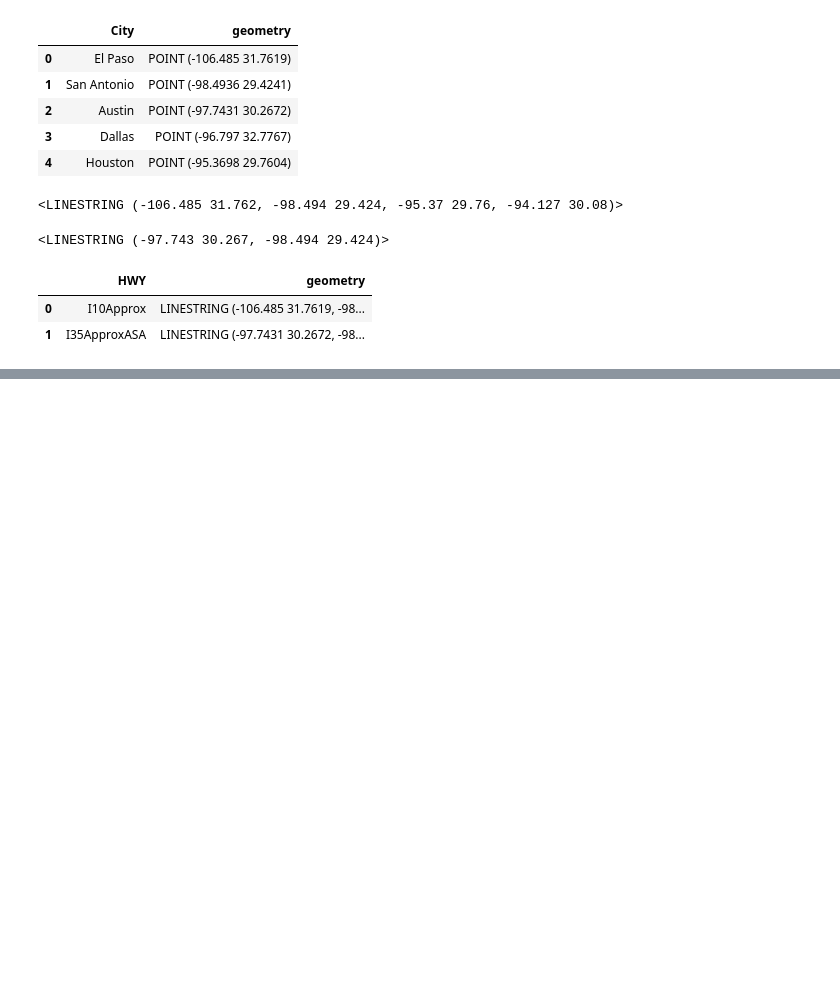
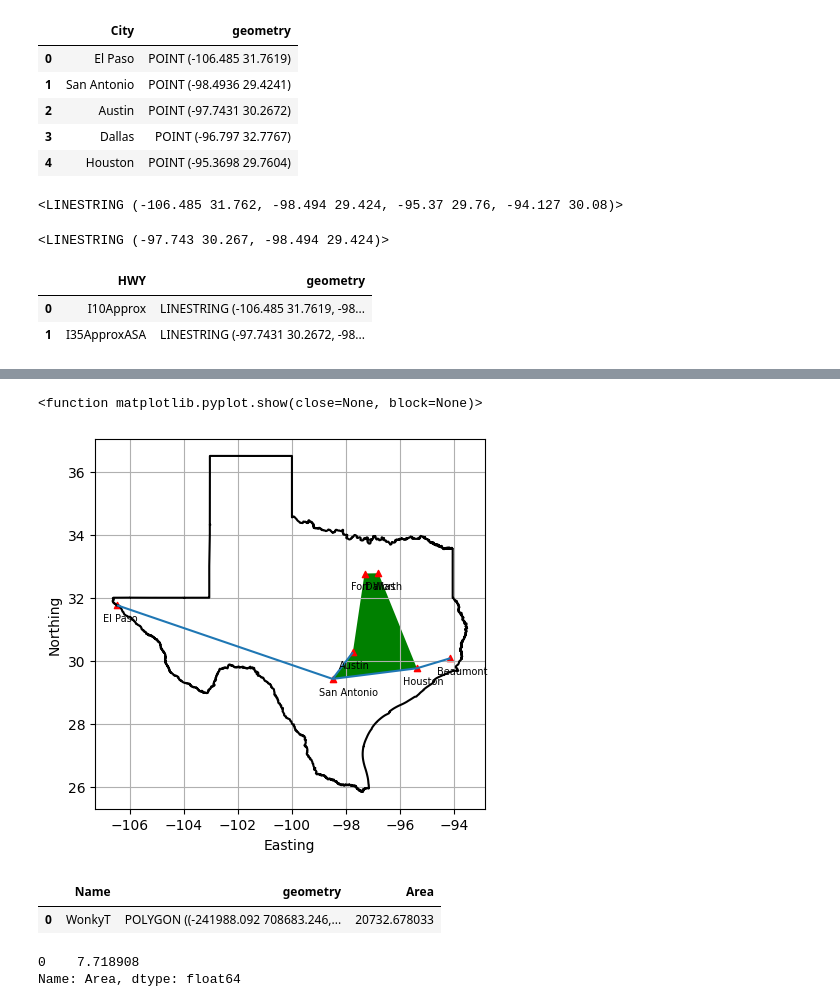
Before and after one commit to shaseevarajan/GIS-Apps-in-Engineering, a Jupyter notebook: Shaseevarajan Sivanantharajah/Assignment 5.ipynb, the cells around one changed output, grey strips where cells are left out. Saved outputs shown, nothing was run; the diff lists cells and outputs as text; code cells hidden in the pictures; blank space fills up the shorter version.

```diff
--- a/Shaseevarajan Sivanantharajah/Assignment 5.ipynb
+++ b/Shaseevarajan Sivanantharajah/Assignment 5.ipynb
@@ -120,0 +131,14 @@ plt.show
+# %%
+ax = txgcsd.plot(edgecolor = 'black', facecolor = 'none')
+roads.plot(ax=ax)
+TXtrianglegpd.plot (ax = ax, color ='green')
+TXcitiesgpd.plot(ax=ax,marker = '^',color='red', markersize=20)
+for x, y, label in zip(TXcitiesgpd.geometry.x, TXcitiesgpd.geometry.y, TXcitiesgpd['City']):
+    ax.text(x - 0.5, y - 0.5, label, fontsize=7, color='black')
+plt.grid()
+plt.xlabel('Easting')
+plt.ylabel('Northing')
+plt.show
+# %% [output]
+<function matplotlib.pyplot.show(close=None, block=None)>
+[figure, added]
@@ -120,0 +150,6 @@ plt.show
+# %%
+TXtaea['Area'] = TXtaea.area*3.861E-07
+TXtaea.head()
+# %% [output]
+|  | Name | geometry | Area |
+| 0 | WonkyT | POLYGON ((-241988.092 708683.246,... | 20732.678033 |
@@ -120,0 +158,6 @@ plt.show
+# %%
+TXfracA = TXtaea.Area*100/268596 #Fraction of Area with Texas
+TXfracA
+# %% [output]
+0    7.718908
+Name: Area, dtype: float64
```
Also changed, not shown: parts of 14 cells of this notebook.
